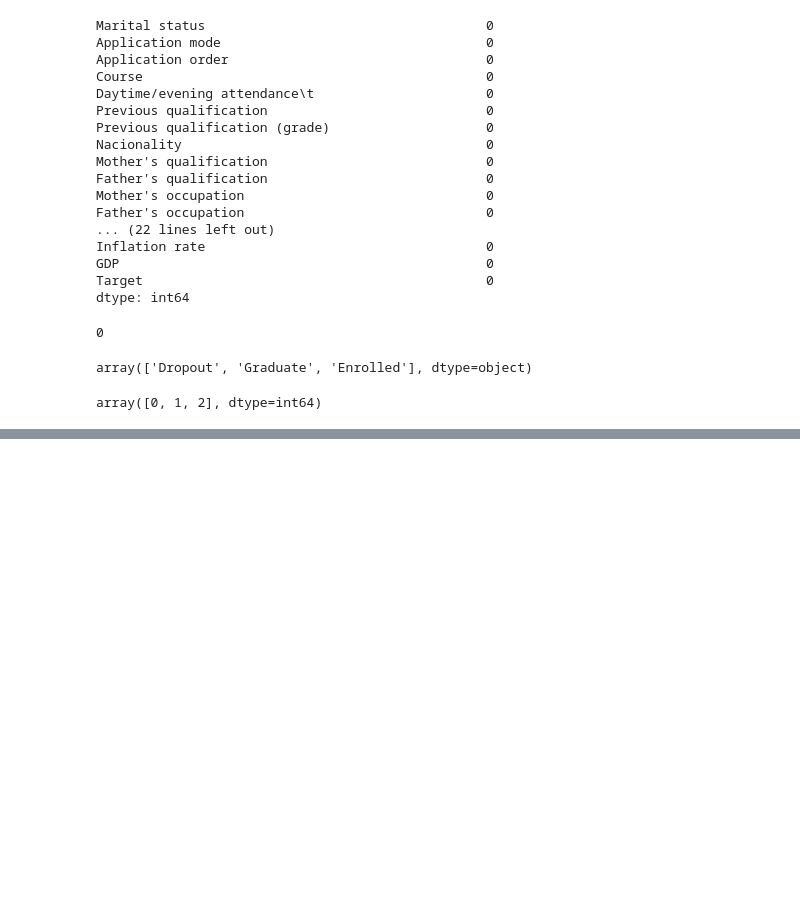
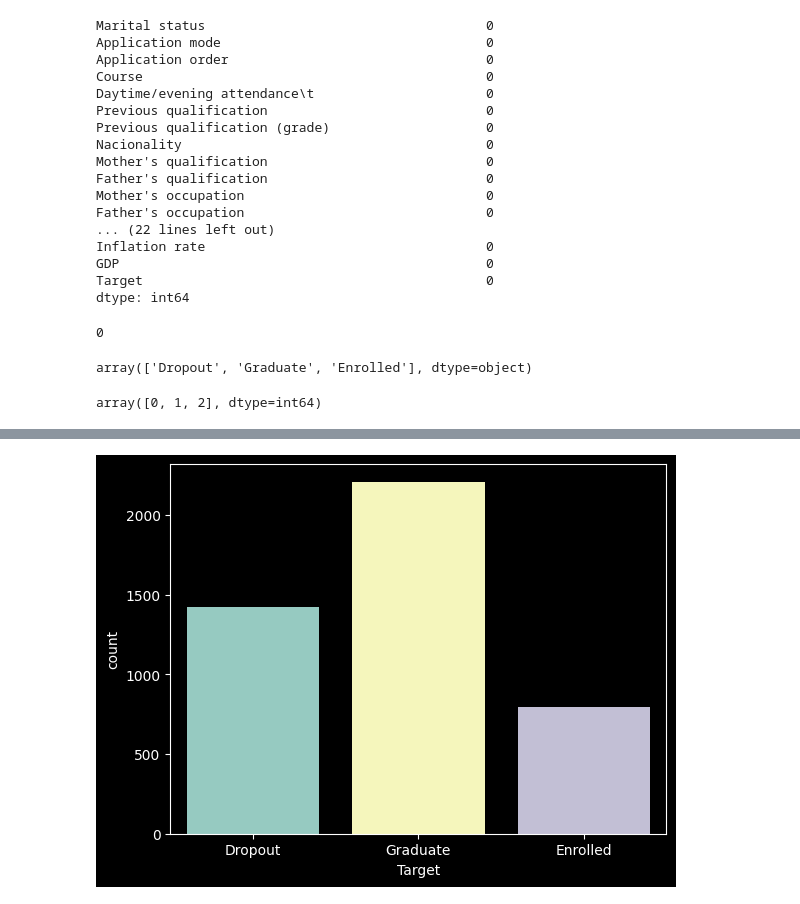
Before and after one commit to Joao-Inacio/Labs, a Jupyter notebook: Evasao_Escolar/1.0/eves.ipynb, the cells around one changed output, grey strips where cells are left out. Saved outputs shown, nothing was run; the diff lists cells and outputs as text; code cells hidden in the pictures; blank space fills up the shorter version.

```diff
--- a/Evasao_Escolar/1.0/eves.ipynb
+++ b/Evasao_Escolar/1.0/eves.ipynb
@@ -159,0 +230,5 @@ plt.show()
+# %%
+# Gráfico de contagem de valores
+sns.countplot(data=df, x='Target');
+# %% [output]
+[figure, added]
```
Also changed, not shown: parts of 8 cells of this notebook.
